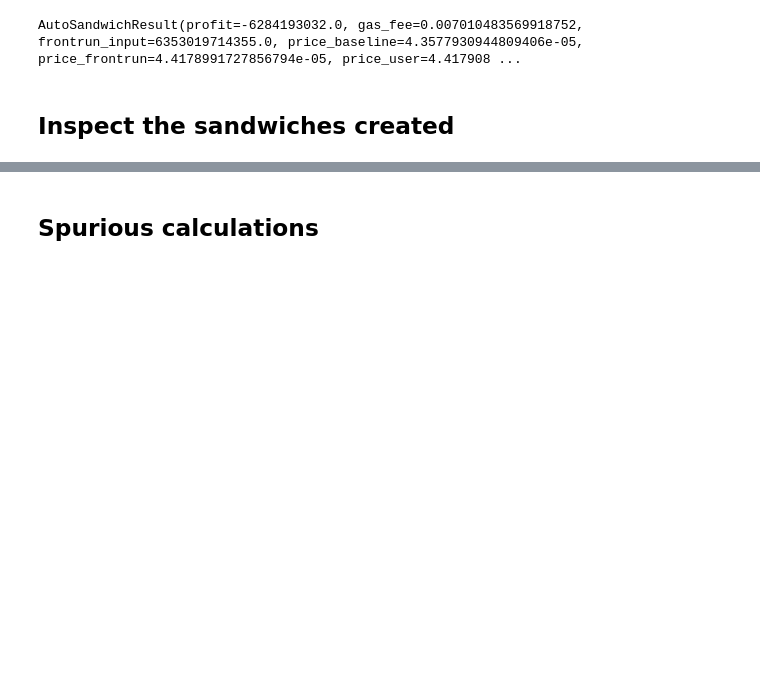
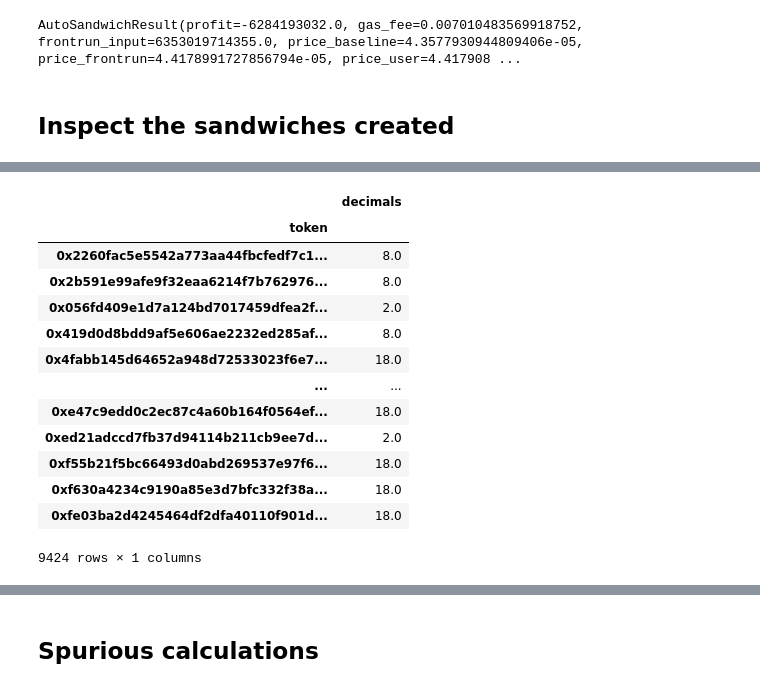
Before and after one commit to ankile/defi-measurement, a Jupyter notebook: experiments/calculate_simple_sandwich.ipynb, the cells around one changed output, grey strips where cells are left out. Drawn from its saved outputs; the diff is of its cells as text; code cells hidden in the pictures; blank space fills up the shorter version.

```diff
--- a/experiments/calculate_simple_sandwich.ipynb
+++ b/experiments/calculate_simple_sandwich.ipynb
@@ -217,0 +331,28 @@ plt.tight_layout()
+# %%
+engine_us = create_engine(postgres_uri_us)
+
+token_info = pd.read_sql_table('token_info', engine_us)
+
+token_info0 = token_info[["token0", "decimals0"]].rename(columns={"token0": "token", "decimals0": "decimals"})
+token_info1 = token_info[["token1", "decimals1"]].rename(columns={"token1": "token", "decimals1": "decimals"})
+
+token_info = pd.concat([token_info0, token_info1], ignore_index=True).drop_duplicates().reset_index(drop=True).set_index("token")
+
+token_info = token_info.dropna()
+
+token_info
+# %% [output]
+|  | decimals |
+| token |  |
+| 0x2260fac5e5542a773aa44fbcfedf7c1... | 8.0 |
+| 0x2b591e99afe9f32eaa6214f7b762976... | 8.0 |
+| 0x056fd409e1d7a124bd7017459dfea2f... | 2.0 |
+| 0x419d0d8bdd9af5e606ae2232ed285af... | 8.0 |
+| 0x4fabb145d64652a948d72533023f6e7... | 18.0 |
+| ... | ... |
+| 0xe47c9edd0c2ec87c4a60b164f0564ef... | 18.0 |
+| 0xed21adccd7fb37d94114b211cb9ee7d... | 2.0 |
+| 0xf55b21f5bc66493d0abd269537e97f6... | 18.0 |
+| 0xf630a4234c9190a85e3d7bfc332f38a... | 18.0 |
+| 0xfe03ba2d4245464df2dfa40110f901d... | 18.0 |
+9424 rows × 1 columns
```
Also changed, not shown: parts of 16 cells of this notebook, 2 other files.
